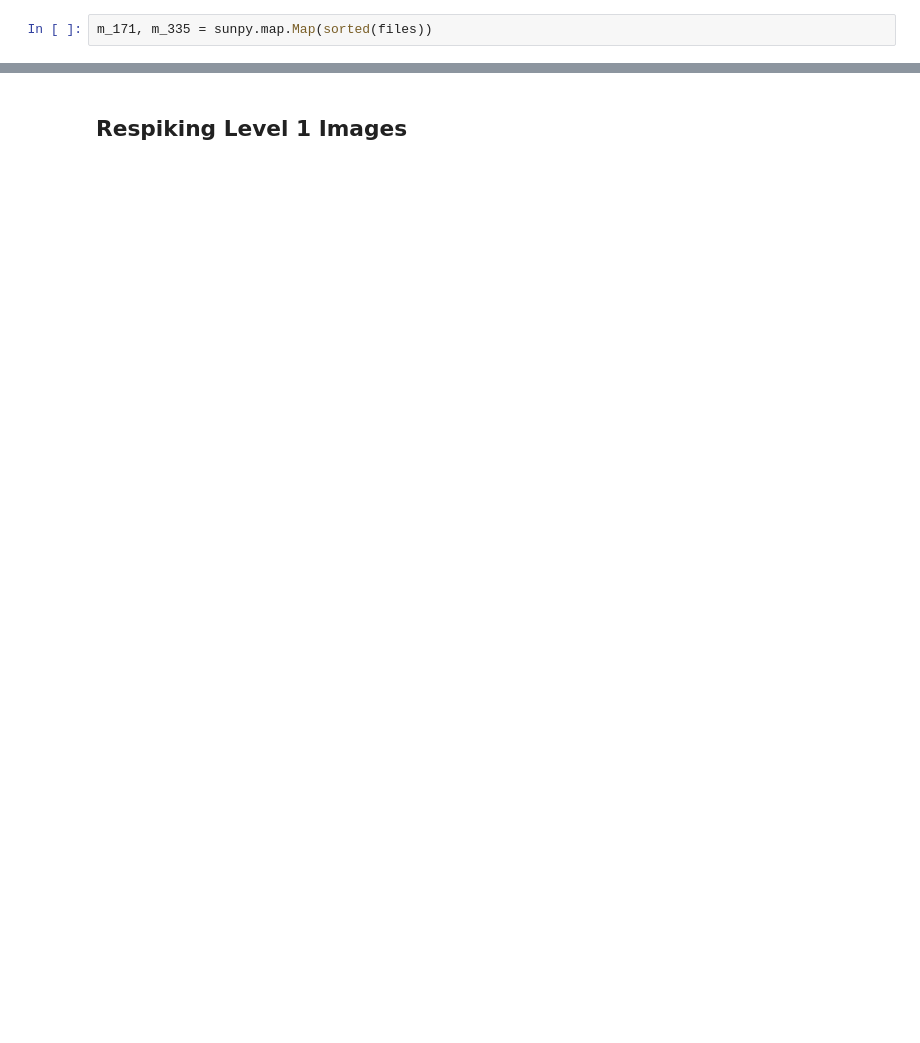
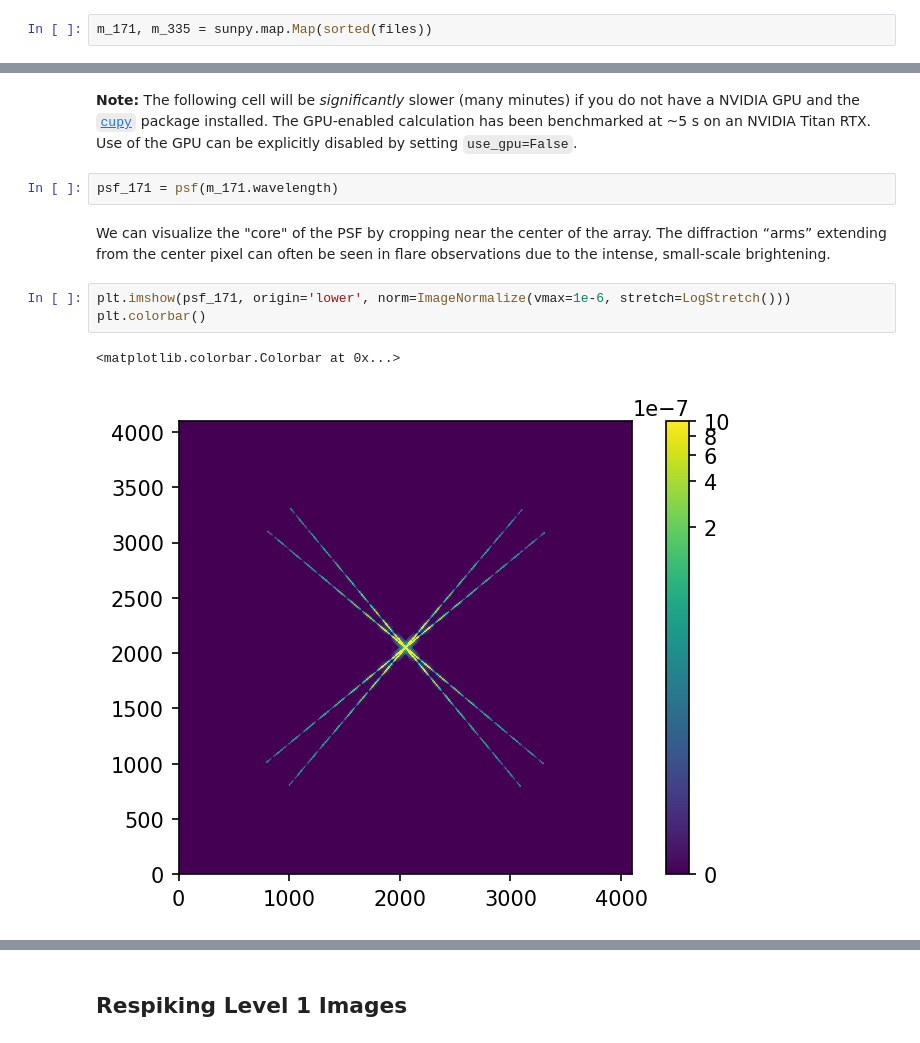
Before and after one commit to sunpy/sunpy.org, a Jupyter notebook: posts/2021/2021-10-01-aiapy-demo.ipynb, the cells around one changed output, grey strips where cells are left out. Saved outputs shown, nothing was run; the diff lists cells and outputs as text; blank space fills up the shorter version.

```diff
--- a/posts/2021/2021-10-01-aiapy-demo.ipynb
+++ b/posts/2021/2021-10-01-aiapy-demo.ipynb
@@ -58,0 +115,15 @@ m_171, m_335 = sunpy.map.Map(sorted(files))
+# %% [markdown]
+**Note:** The following cell will be *significantly* slower (many minutes) if you do not have a NVIDIA GPU and the [`cupy`](https://docs.cupy.dev/en/stable/) package installed.
+The GPU-enabled calculation has been benchmarked at ~5 s on an NVIDIA Titan RTX.
+Use of the GPU can be explicitly disabled by setting `use_gpu=False`.
+# %%
+psf_171 = psf(m_171.wavelength)
+# %% [markdown]
+We can visualize the "core" of the PSF by cropping near the center of the array.
+The diffraction “arms” extending from the center pixel can often be seen in flare observations due to the intense, small-scale brightening.
+# %%
+plt.imshow(psf_171, origin='lower', norm=ImageNormalize(vmax=1e-6, stretch=LogStretch()))
+plt.colorbar()
+# %% [output]
+<matplotlib.colorbar.Colorbar at 0x...>
+[figure, added]
```
Also changed, not shown: parts of 83 cells of this notebook.
